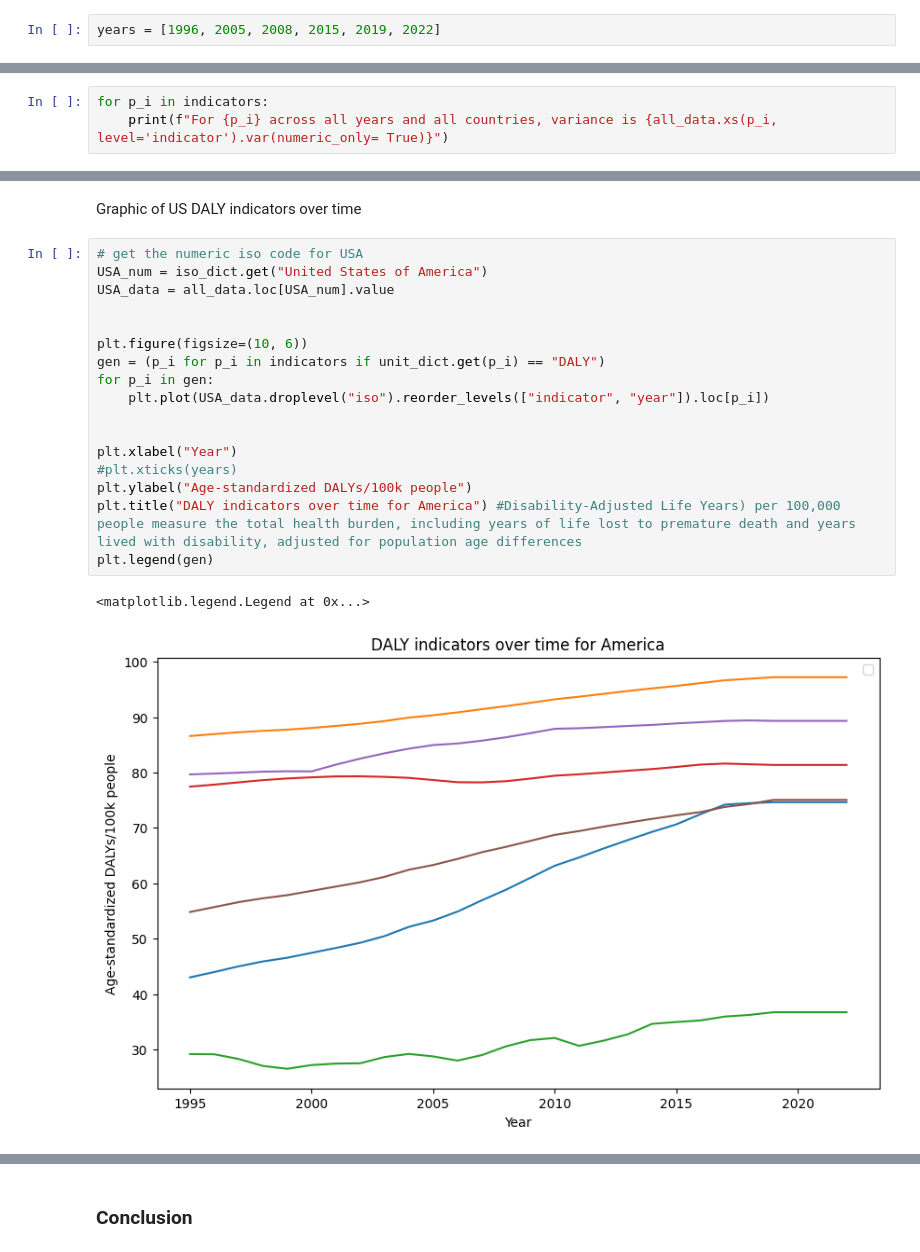
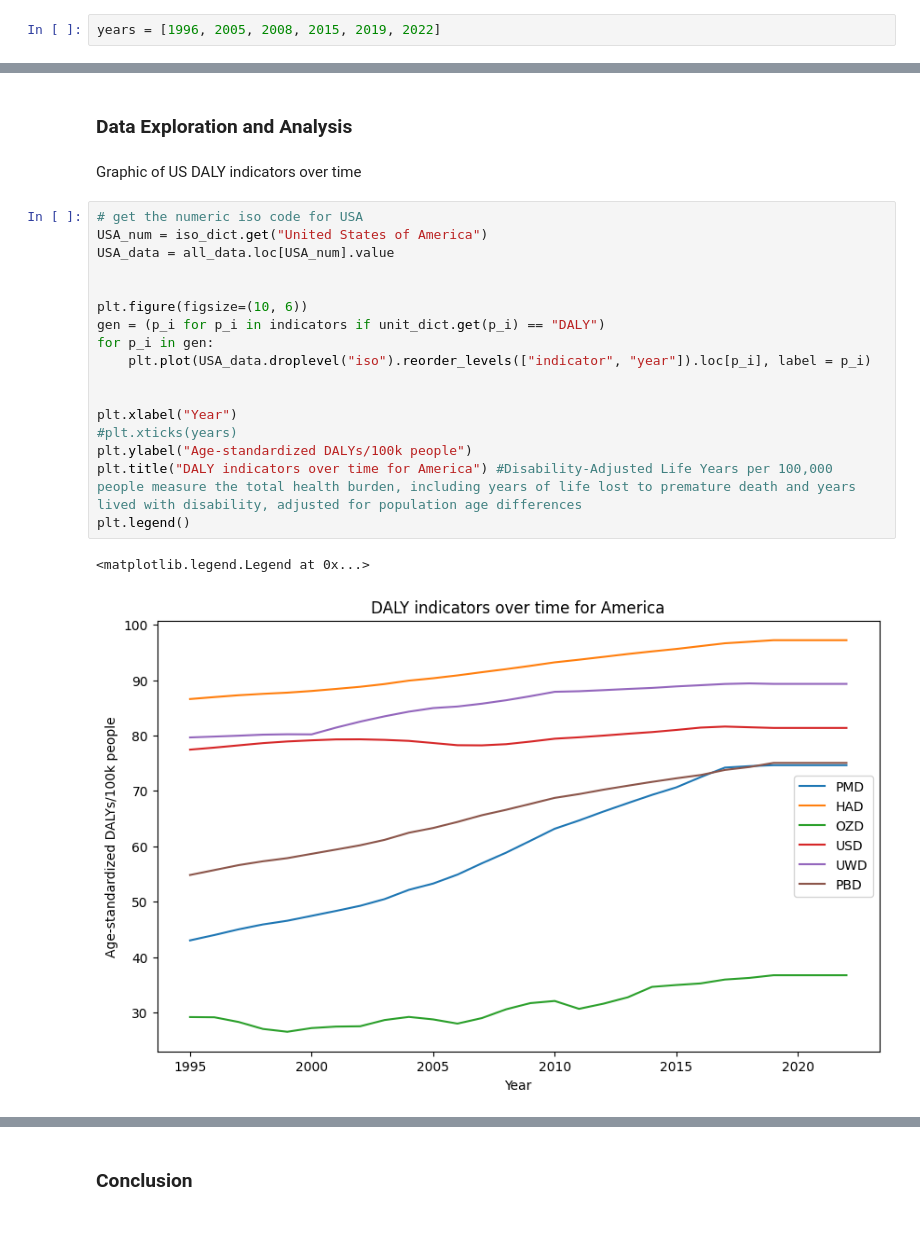
Before and after one commit to sussenbachtucker/DSCI235-Term-Project, a Jupyter notebook: DSCI235FinalProject.ipynb, the cells around one changed output, grey strips where cells are left out. Drawn from its saved outputs; the diff is of its cells as text; blank space fills up the shorter version.

```diff
--- a/DSCI235FinalProject.ipynb
+++ b/DSCI235FinalProject.ipynb
@@ -96,3 +107,0 @@ As we cannot do a full analysis on all 13 indicators for all countries, identify
-# %%
-for p_i in indicators:
-    print(f"For {p_i} across all years and all countries, variance is {all_data.xs(p_i, level='indicator').var(numeric_only= True)}")
@@ -117,25 +108,27 @@ dtype: float64
+# %% [markdown]
+### Data Exploration and Analysis
 # %% [markdown]
 Graphic of US DALY indicators over time
 # %%
 # get the numeric iso code for USA
 USA_num = iso_dict.get("United States of America")
 USA_data = all_data.loc[USA_num].value
 
 
 plt.figure(figsize=(10, 6))
 gen = (p_i for p_i in indicators if unit_dict.get(p_i) == "DALY")
 for p_i in gen:
-    plt.plot(USA_data.droplevel("iso").reorder_levels(["indicator", "year"]).loc[p_i])
+    plt.plot(USA_data.droplevel("iso").reorder_levels(["indicator", "year"]).loc[p_i], label = p_i)
 
 
 plt.xlabel("Year")
 #plt.xticks(years)
 plt.ylabel("Age-standardized DALYs/100k people")
-plt.title("DALY indicators over time for America") #Disability-Adjusted Life Years) per 100,000 people measure the total health burden, including years of life lost to premature death and years lived with disability, adjusted for population age differences
-plt.legend(gen)
+plt.title("DALY indicators over time for America") #Disability-Adjusted Life Years per 100,000 people measure the total health burden, including years of life lost to premature death and years lived with disability, adjusted for population age differences
+plt.legend()
 # %% [output]
 <matplotlib.legend.Legend at 0x...>
-[figure, old version]
+[figure, new version]
 # %%
 plt.figure(figsize=(10, 6))
 gen = (p_i for p_i in indicators if unit_dict.get(p_i) == "ppm")
```
Also changed, not shown: parts of 10 cells of this notebook.
